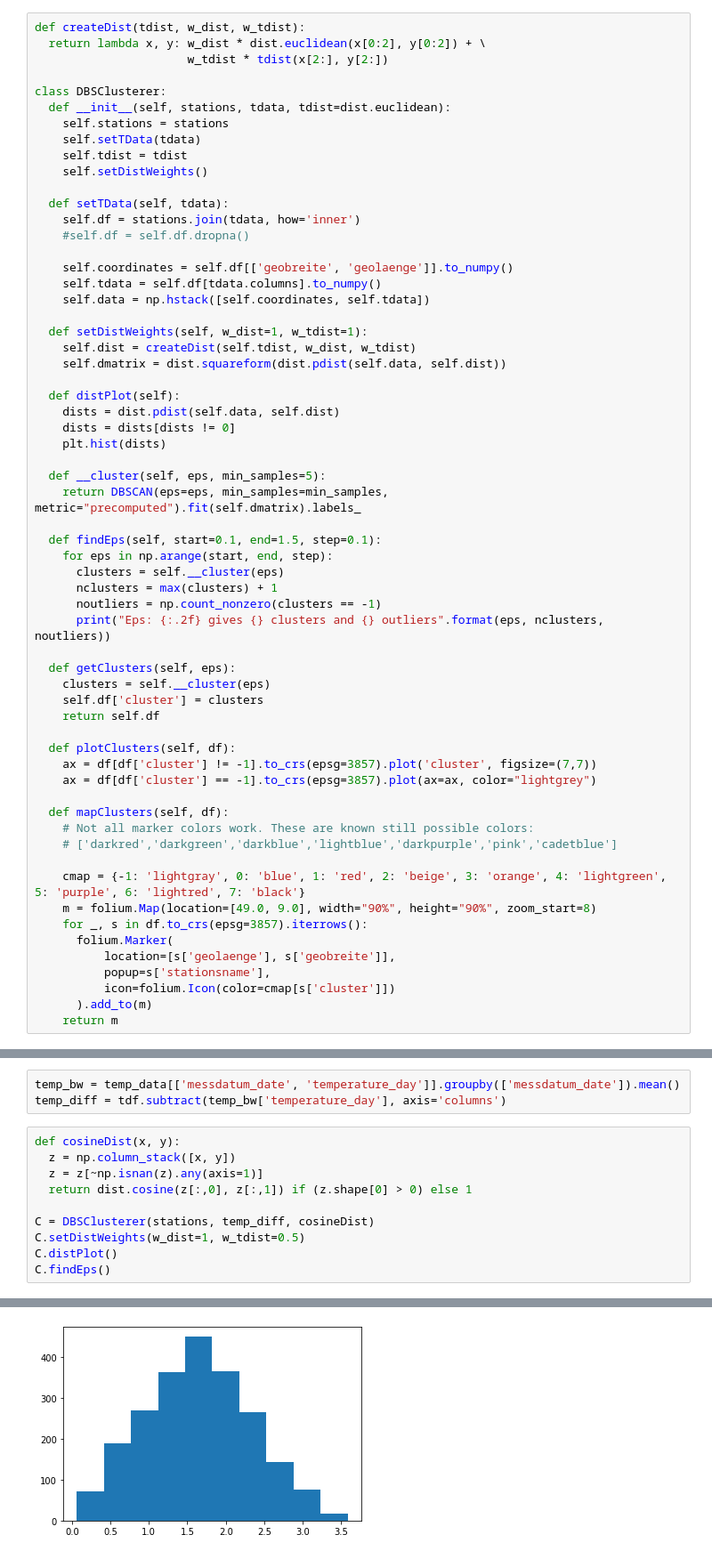
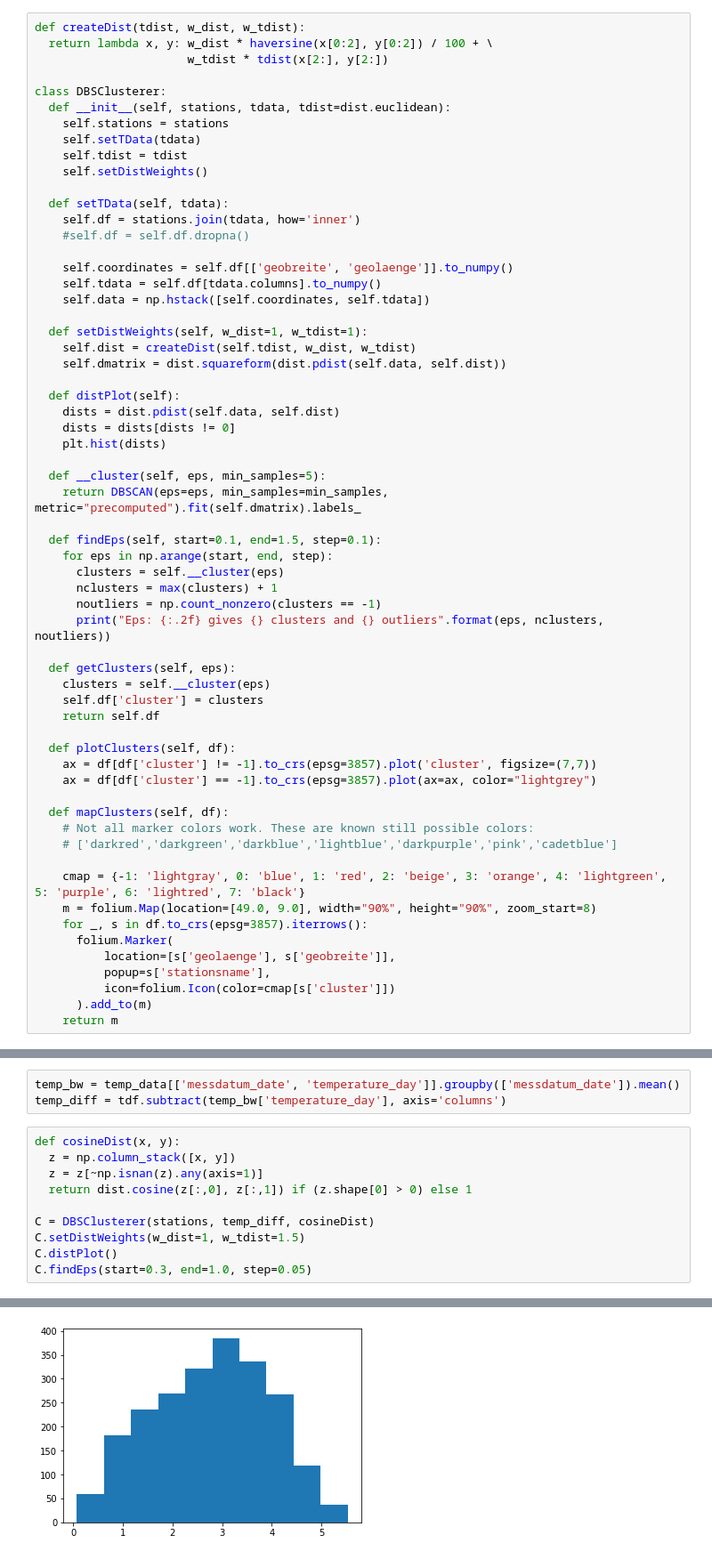
Before and after one commit to Gerdome/psda-group4-assignment-2, a Jupyter notebook: Clustering_Correlation.ipynb, the cells around one changed output, grey strips where cells are left out. Shown: that part at 89% size. Cells and saved outputs as stored; diff of their text form.

```diff
--- a/Clustering_Correlation.ipynb
+++ b/Clustering_Correlation.ipynb
@@ -41,7 +43,7 @@ stations.head()
 ## Clustering
 # %%
 def createDist(tdist, w_dist, w_tdist):
-  return lambda x, y: w_dist * dist.euclidean(x[0:2], y[0:2]) + \
+  return lambda x, y: w_dist * haversine(x[0:2], y[0:2]) / 100 + \
                       w_tdist * tdist(x[2:], y[2:])
 
 class DBSClusterer:
@@ -172,7 +174,7 @@ def cosineDist(x, y):
   return dist.cosine(z[:,0], z[:,1]) if (z.shape[0] > 0) else 1
 
 C = DBSClusterer(stations, temp_diff, cosineDist)
-C.setDistWeights(w_dist=1, w_tdist=0.5)
+C.setDistWeights(w_dist=1, w_tdist=1.5)
 C.distPlot()
-C.findEps()
+C.findEps(start=0.3, end=1.0, step=0.05)
 # %% [output]
@@ -193,2 +195,2 @@ Eps: 1.40 gives 1 clusters and 0 outliers
-[figure, old version]
+[figure, new version]
 # %%
```
Also changed, not shown: parts of 7 cells of this notebook.
